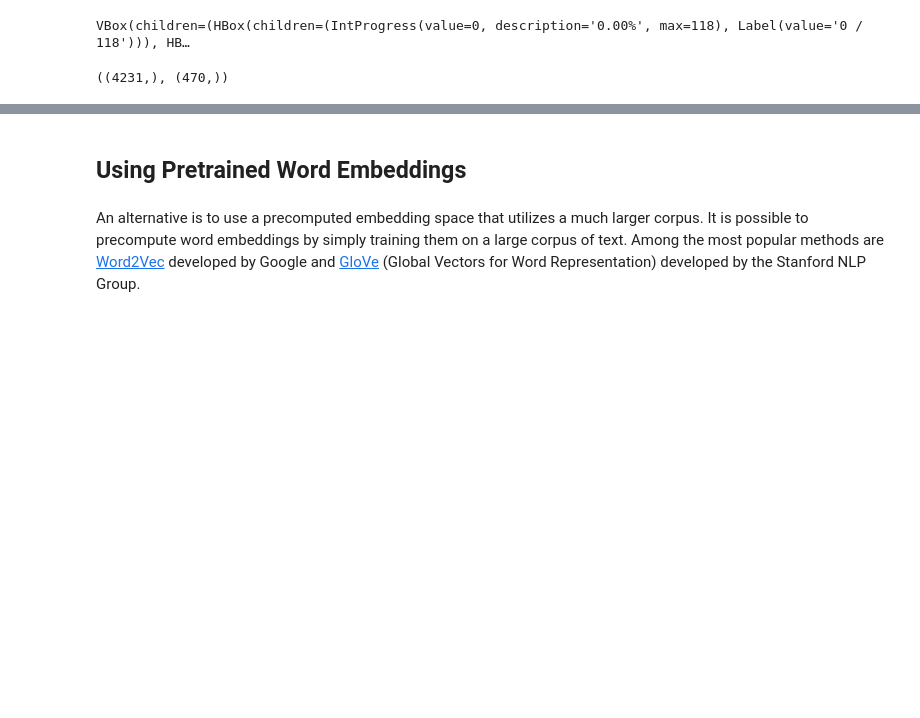
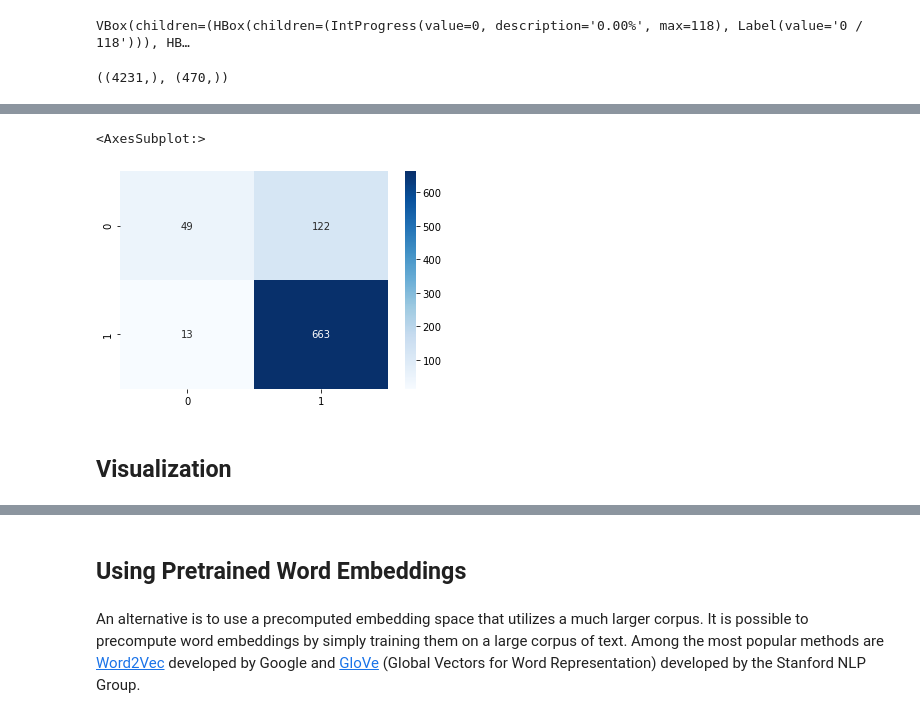
Before and after one commit to PrinandaRahmatullah/hoax-detection, a Jupyter notebook: neural_network/word_embedding.ipynb, the cells around one changed output, grey strips where cells are left out. Drawn from its saved outputs; the diff is of its cells as text; code cells hidden in the pictures; blank space fills up the shorter version.

Commit message:
add results of word embedding NN technique

```diff
--- a/neural_network/word_embedding.ipynb
+++ b/neural_network/word_embedding.ipynb
@@ -110,7 +117,7 @@ X_test = tokenizer.texts_to_sequences(konten_test)
 # Split data
 X_train, X_val, y_train, y_val = train_test_split(X, y, test_size=0.2)
 # %%
-maxlen = 500
+maxlen = 100
 # %%
 X_train = pad_sequences(X_train, padding='post', maxlen=maxlen)
 X_val = pad_sequences(X_val, padding='post', maxlen=maxlen)
@@ -181,2 +213,5 @@ Epoch 10/10
+# %%
+# load saved model
+model = load_model(f"../model/model_word_embedding.h5")
 # %%
 loss, accuracy = model.evaluate(X_train, y_train, verbose=False)
@@ -211,0 +230,2 @@ array([[0.7199089 ],
+# %%
+y_pred = np.round(model.predict(X_val))
@@ -211,0 +247,9 @@ array([[0.7199089 ],
+# %%
+# Confusion matrix
+cf_matrix = confusion_matrix(y_val, y_pred, labels=[0,1])
+sns.heatmap(cf_matrix, annot=True, cmap="Blues", fmt='2')
+# %% [output]
+<AxesSubplot:>
+[figure, added]
+# %% [markdown]
+## Visualization
```
Also changed, not shown: parts of 26 cells of this notebook, 3 other files.
